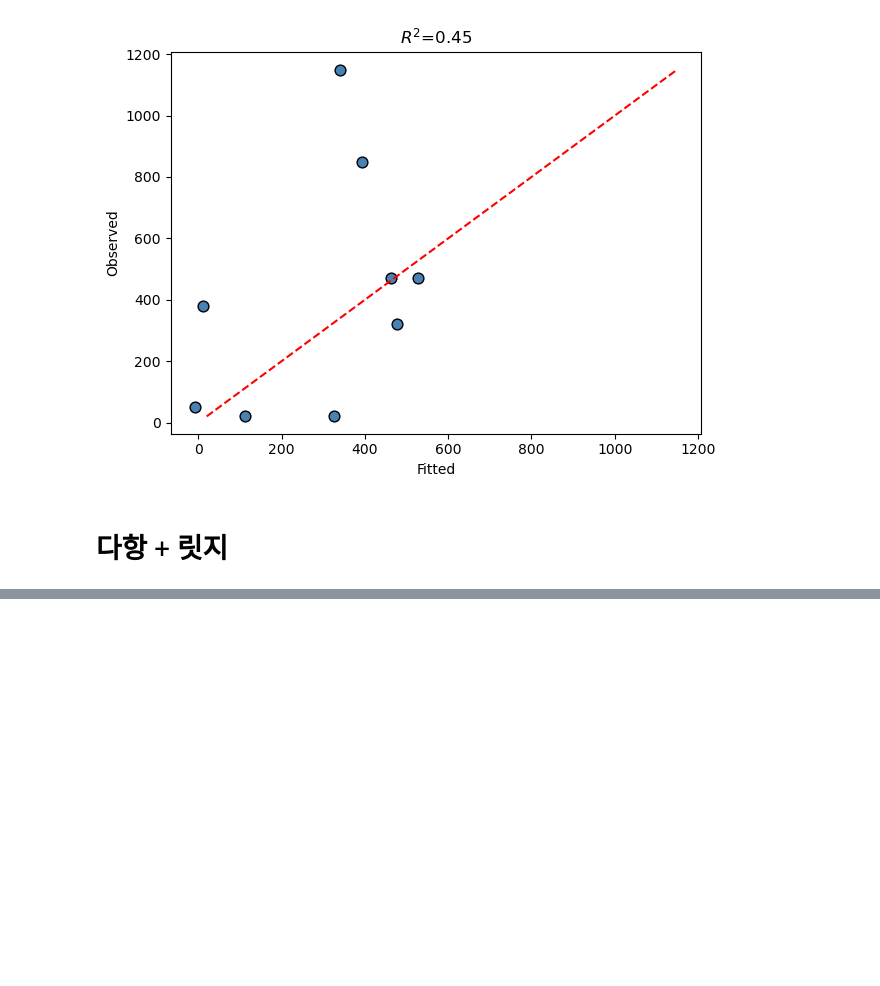
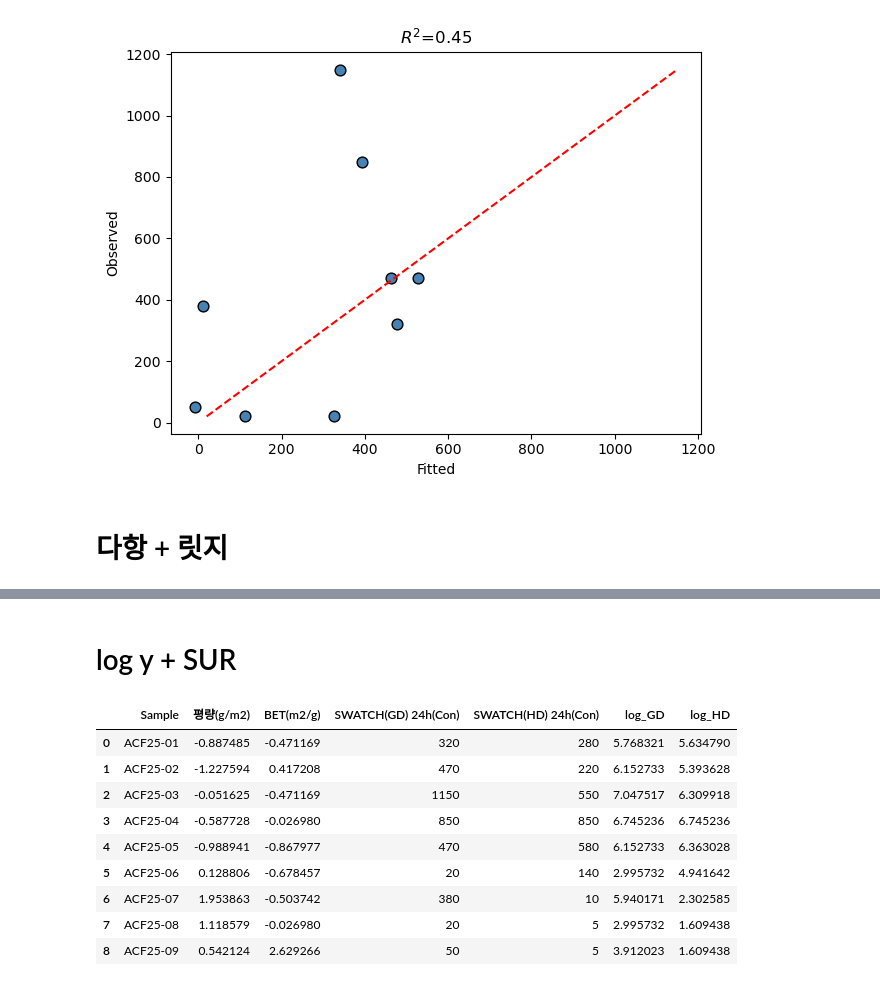
Before and after one commit to DSjayjang/Python, a Jupyter notebook: EDA_SWATCH/3_SWATCH_MultivariateReg.ipynb, the cells around one changed output, grey strips where cells are left out. Drawn from its saved outputs; the diff is of its cells as text; code cells hidden in the pictures; blank space fills up the shorter version.

Commit message:
swatch

```diff
--- a/SWATCH/SWATCH_MultivariateReg.ipynb
+++ b/EDA_SWATCH/3_SWATCH_MultivariateReg.ipynb
@@ -262,3 +246,20 @@ Time:                        14:25:39   Dhrymes's R-squared:                 0.3
 
 Covariance Estimator:
 Heteroskedastic (Robust) Covariance (Debiased: False, GLS: True)
+# %% [markdown]
+# log y + SUR
+# %%
+df_scaled['log_GD'] = np.log(df_scaled[y1_col].values)
+df_scaled['log_HD'] = np.log(df_scaled[y2_col].values)
+df_scaled
+# %% [output]
+|  | Sample | 평량(g/m2) | BET(m2/g) | SWATCH(GD) 24h(Con) | SWATCH(HD) 24h(Con) | log_GD | log_HD |
+| 0 | ACF25-01 | -0.887485 | -0.471169 | 320 | 280 | 5.768321 | 5.634790 |
+| 1 | ACF25-02 | -1.227594 | 0.417208 | 470 | 220 | 6.152733 | 5.393628 |
+| 2 | ACF25-03 | -0.051625 | -0.471169 | 1150 | 550 | 7.047517 | 6.309918 |
+| 3 | ACF25-04 | -0.587728 | -0.026980 | 850 | 850 | 6.745236 | 6.745236 |
+| 4 | ACF25-05 | -0.988941 | -0.867977 | 470 | 580 | 6.152733 | 6.363028 |
+| 5 | ACF25-06 | 0.128806 | -0.678457 | 20 | 140 | 2.995732 | 4.941642 |
+| 6 | ACF25-07 | 1.953863 | -0.503742 | 380 | 10 | 5.940171 | 2.302585 |
+| 7 | ACF25-08 | 1.118579 | -0.026980 | 20 | 5 | 2.995732 | 1.609438 |
+| 8 | ACF25-09 | 0.542124 | 2.629266 | 50 | 5 | 3.912023 | 1.609438 |
```
Also changed, not shown: parts of 7 cells of this notebook, 17 other files.
